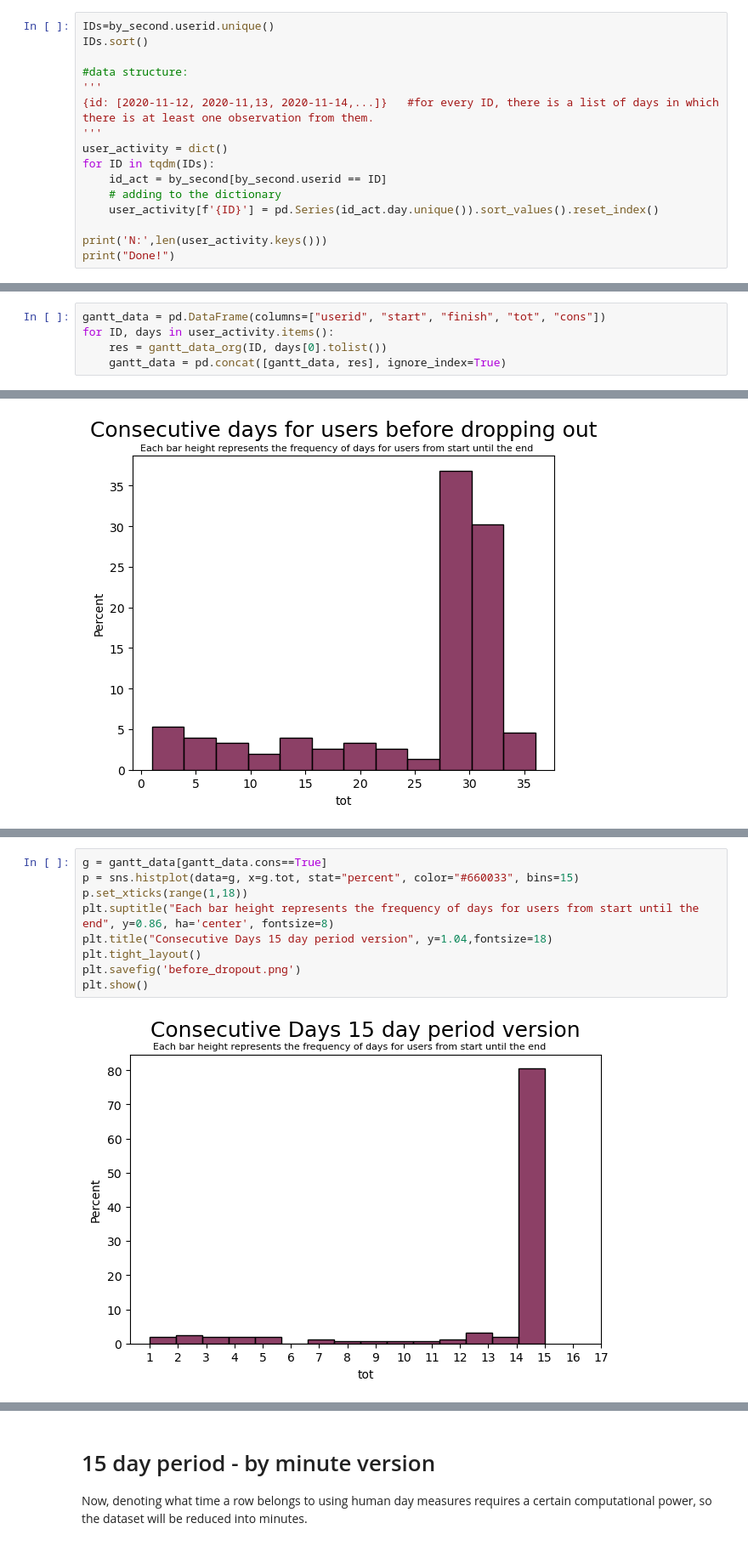
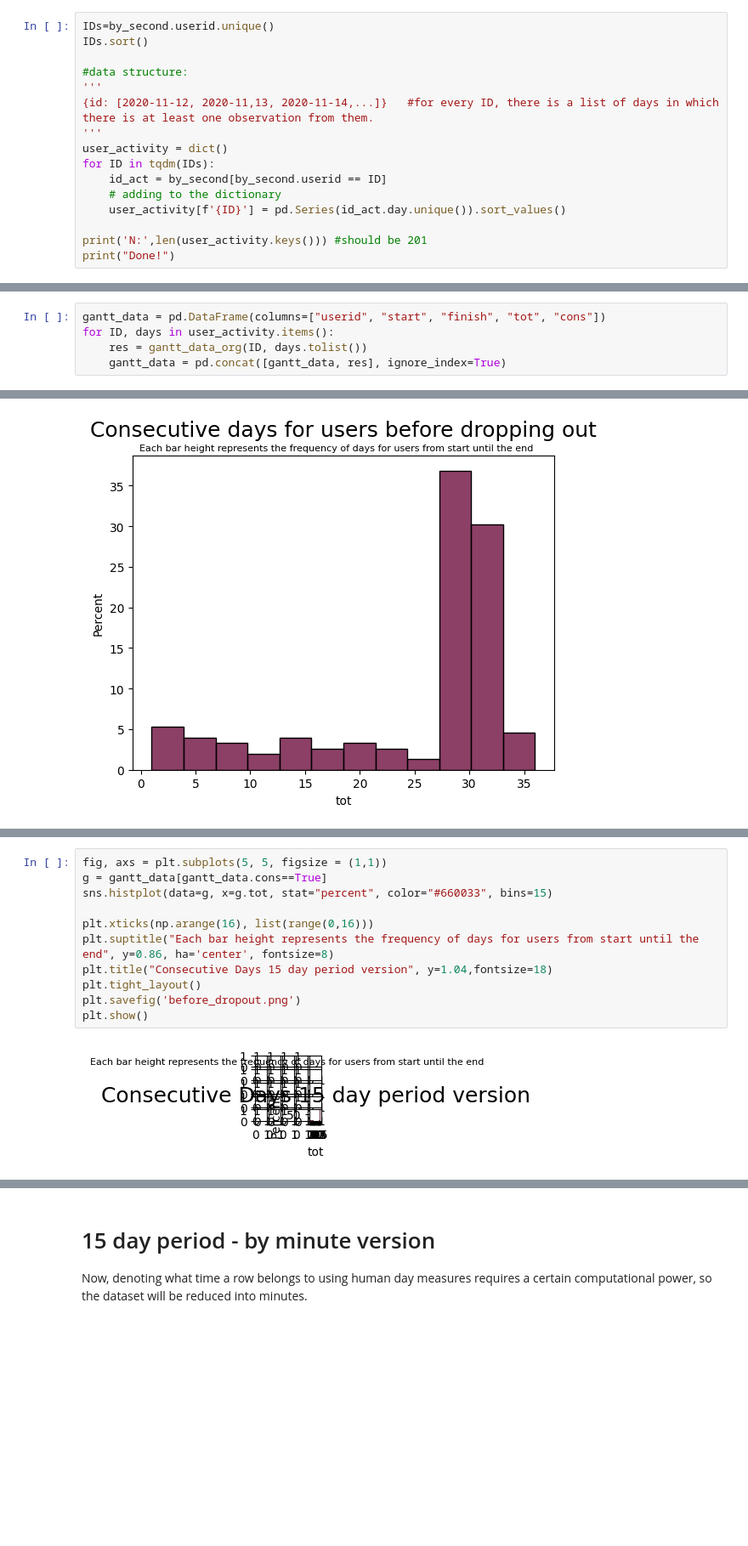
Before and after one commit to FluveFV/PhonePervasiveness, a Jupyter notebook: Data_preparation_and_cleaning.ipynb, the cells around one changed output, grey strips where cells are left out. Shown: that part at 85% size. Drawn from its saved outputs; the diff is of its cells as text; blank space fills up the shorter version.

```diff
--- a/Data_preparation_and_cleaning.ipynb
+++ b/Data_preparation_and_cleaning.ipynb
@@ -148,9 +155,9 @@ user_activity = dict()
 for ID in tqdm(IDs):
     id_act = by_second[by_second.userid == ID]
     # adding to the dictionary
-    user_activity[f'{ID}'] = pd.Series(id_act.day.unique()).sort_values().reset_index()
+    user_activity[f'{ID}'] = pd.Series(id_act.day.unique()).sort_values()
 
-print('N:',len(user_activity.keys()))
+print('N:',len(user_activity.keys())) #should be 201
 print("Done!")
 # %% [output]
 N: 201
@@ -195,7 +202,7 @@ gantt_data_org(1, ["2020-11-12", "2020-11-13", "2020-11-14", "2020-11-15", "2020
 # %%
 gantt_data = pd.DataFrame(columns=["userid", "start", "finish", "tot", "cons"])
 for ID, days in user_activity.items():
-    res = gantt_data_org(ID, days[0].tolist())
+    res = gantt_data_org(ID, days.tolist())
     gantt_data = pd.concat([gantt_data, res], ignore_index=True)
 # %%
 gantt_data.tot.value_counts().sort_index()
@@ -285,16 +292,18 @@ tot
 15    147
 Name: count, dtype: int64
 # %%
+fig, axs = plt.subplots(5, 5, figsize = (1,1))
 g = gantt_data[gantt_data.cons==True]
-p = sns.histplot(data=g, x=g.tot, stat="percent", color="#660033", bins=15)
-p.set_xticks(range(1,18))
+sns.histplot(data=g, x=g.tot, stat="percent", color="#660033", bins=15)
+
+plt.xticks(np.arange(16), list(range(0,16)))
 plt.suptitle("Each bar height represents the frequency of days for users from start until the end", y=0.86, ha='center', fontsize=8)
 plt.title("Consecutive Days 15 day period version", y=1.04,fontsize=18)
 plt.tight_layout()
 plt.savefig('before_dropout.png')
 plt.show()
 # %% [output]
-[figure, old version]
+[figure, new version]
 # %%
 dropouts = gantt_data[gantt_data.tot <= 14].userid
 
```
Also changed, not shown: parts of 42 cells of this notebook.
